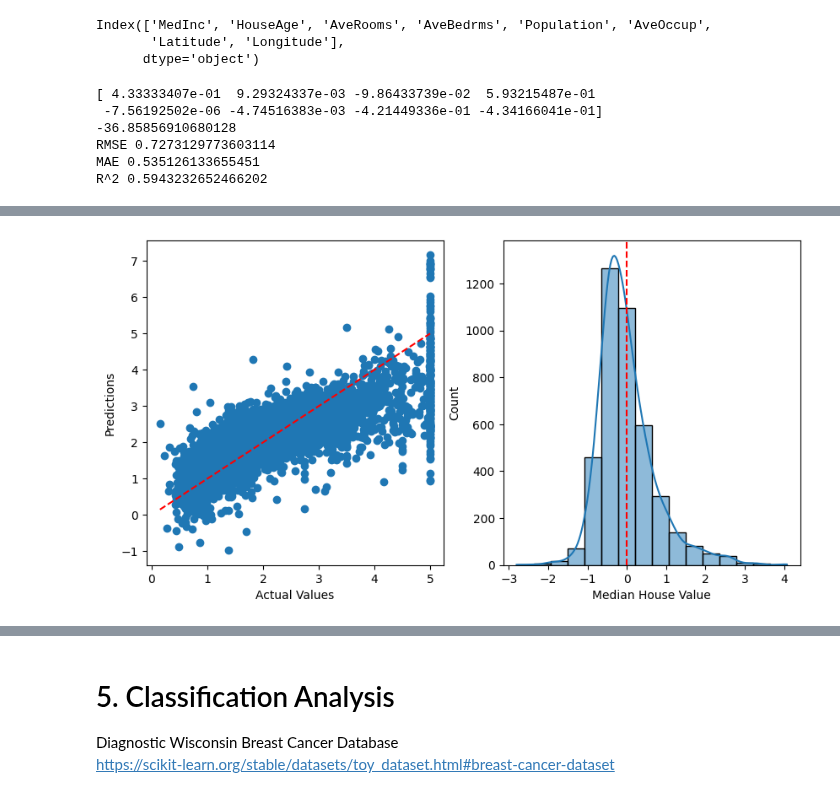
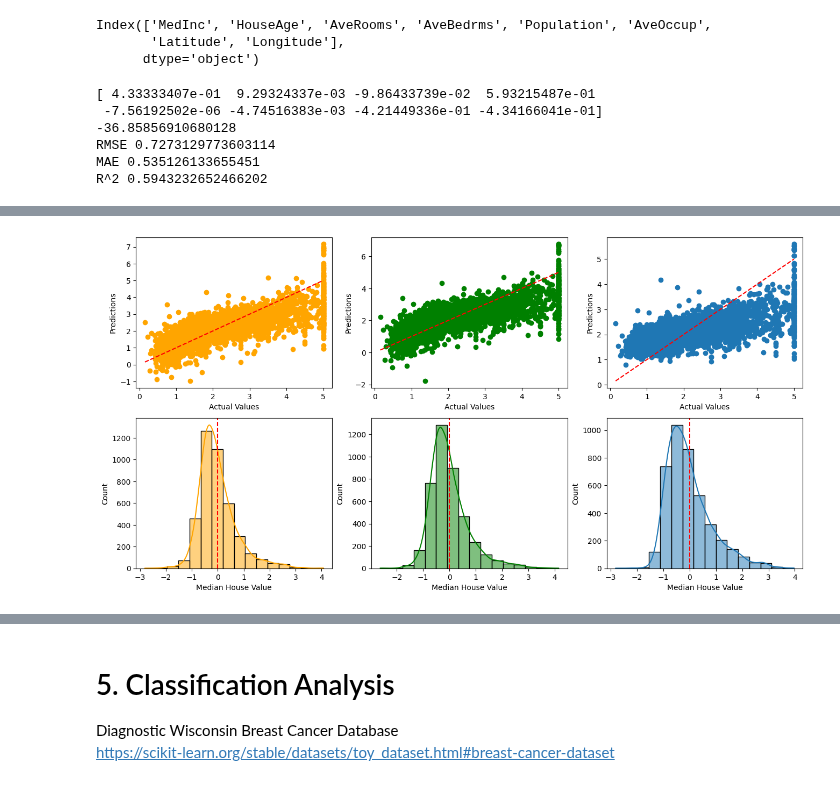
Before and after one commit to Shinyhunter95/math-data-science-course-Project1, a Jupyter notebook: project1.ipynb, the cells around one changed output, grey strips where cells are left out. Cells and saved outputs as stored; diff of their text form; code cells hidden in the pictures.

```diff
--- a/project1.ipynb
+++ b/project1.ipynb
@@ -59,7 +59,7 @@ from sklearn.metrics import mean_squared_error
 from sklearn.metrics import mean_absolute_error
 from sklearn.metrics import r2_score
 from sklearn.inspection import permutation_importance
-from sklearn.linear_model import LinearRegression
+from sklearn.linear_model import LinearRegression, Lasso
 
 #Linear Regression
 
@@ -83,18 +83,18 @@ plt.ylabel("Feature")
 plt.title('Feature Importance')
 plt.show()
 
-plt.figure(figsize=(10, 5))
-plt.subplot(1, 2, 2)
-sns.histplot(y_test - y_pred, bins=16, kde=True)
-plt.axvline(0, color='red', linestyle='--')
-plt.xlabel('Median House Value')
+# plt.figure(figsize=(10, 5))
+# plt.subplot(1, 2, 2)
+# sns.histplot(y_test - y_pred, bins=16, kde=True)
+# plt.axvline(0, color='red', linestyle='--')
+# plt.xlabel('Median House Value')
 
-plt.subplot(1, 2, 1)
-plt.scatter(y_test, y_pred)
-plt.plot([min(y_test), max(y_test)], [min(y_test), max(y_test)], color = 'red', linestyle='--')
-plt.xlabel('Actual Values')
-plt.ylabel('Predictions')
-plt.show()
+# plt.subplot(1, 2, 1)
+# plt.scatter(y_test, y_pred)
+# plt.plot([min(y_test), max(y_test)], [min(y_test), max(y_test)], color = 'red', linestyle='--')
+# plt.xlabel('Actual Values')
+# plt.ylabel('Predictions')
+# plt.show()
 
 
 # #Lets find if any features are hightly correlated.
@@ -135,18 +135,18 @@ print("R^2", r2_score(v_test, v_pred))
 # plt.title('Feature Importance')
 # plt.show()
 
-plt.figure(figsize=(10, 5))
-plt.subplot(1, 2, 2)
-sns.histplot(v_test - v_pred, bins=16, kde=True)
-plt.axvline(0, color='red', linestyle='--')
-plt.xlabel('Median House Value')
+# plt.figure(figsize=(10, 5))
+# plt.subplot(1, 2, 2)
+# sns.histplot(v_test - v_pred, bins=16, kde=True)
+# plt.axvline(0, color='red', linestyle='--')
+# plt.xlabel('Median House Value')
 
-plt.subplot(1, 2, 1)
-plt.scatter(v_test, v_pred)
-plt.plot([min(v_test), max(v_test)], [min(v_test), max(v_test)], color = 'red', linestyle='--')
-plt.xlabel('Actual Values')
-plt.ylabel('Predictions')
-plt.show()
+# plt.subplot(1, 2, 1)
+# plt.scatter(v_test, v_pred)
+# plt.plot([min(v_test), max(v_test)], [min(v_test), max(v_test)], color = 'red', linestyle='--')
+# plt.xlabel('Actual Values')
+# plt.ylabel('Predictions')
+# plt.show()
 
 #Linear Model
 
@@ -160,14 +160,54 @@ print("RMSE", np.sqrt(mean_squared_error(y_test, y_pred_L)))
 print("MAE", mean_absolute_error(y_test, y_pred_L))
 print("R^2", r2_score(y_test, y_pred_L))
 
-plt.figure(figsize=(10, 5))
-plt.subplot(1, 2, 2)
-sns.histplot(y_test - y_pred_L, bins=16, kde=True)
+# plt.figure(figsize=(10, 5))
+# plt.subplot(1, 2, 2)
+# sns.histplot(y_test - y_pred_L, bins=16, kde=True)
+# plt.axvline(0, color='red', linestyle='--')
+# plt.xlabel('Median House Value')
+
+# plt.subplot(1, 2, 1)
+# plt.scatter(y_test, y_pred_L)
+# plt.plot([min(y_test), max(y_test)], [min(y_test), max(y_test)], color = 'red', linestyle='--')
+# plt.xlabel('Actual Values')
+# plt.ylabel('Predictions')
+# plt.show()
+
+#Joint Plot
+
+#Linear Regression
+plt.figure(figsize=(16, 8))
+plt.subplot(2, 3, 4)
+sns.histplot(y_test - y_pred, bins=16, kde=True, color = 'orange')
 plt.axvline(0, color='red', linestyle='--')
 plt.xlabel('Median House Value')
 
-plt.subplot(1, 2, 1)
-plt.scatter(y_test, y_pred_L)
+plt.subplot(2, 3, 1)
+plt.scatter(y_test, y_pred, c = 'orange')
+plt.plot([min(y_test), max(y_test)], [min(y_test), max(y_test)], color = 'red', linestyle='--')
+plt.xlabel('Actual Values')
+plt.ylabel('Predictions')
+
+#Linear Regression without Average Bedrooms
+plt.subplot(2, 3, 5)
+sns.histplot(v_test - v_pred, bins=16, kde=True, color = 'green')
+plt.axvline(0, color='red', linestyle='--')
+plt.xlabel('Median House Value')
+
+plt.subplot(2, 3, 2)
+plt.scatter(v_test, v_pred, c = 'green')
+plt.plot([min(v_test), max(v_test)], [min(v_test), max(v_test)], color = 'red', linestyle='--')
+plt.xlabel('Actual Values')
+plt.ylabel('Predictions')
+
+#Linear Model
+plt.subplot(2, 3, 6)
+sns.histplot(y_test - y_pred_L, bins=16, kde=True,)
+plt.axvline(0, color='red', linestyle='--')
+plt.xlabel('Median House Value')
+
+plt.subplot(2, 3, 3)
+plt.scatter(y_test, y_pred_L,)
 plt.plot([min(y_test), max(y_test)], [min(y_test), max(y_test)], color = 'red', linestyle='--')
 plt.xlabel('Actual Values')
 plt.ylabel('Predictions')
@@ -183 +240 @@ R^2 0.5943232652466202
-[figure, old version]
+[figure, new version]
```
Also changed, not shown: parts of 1 cell of this notebook.
